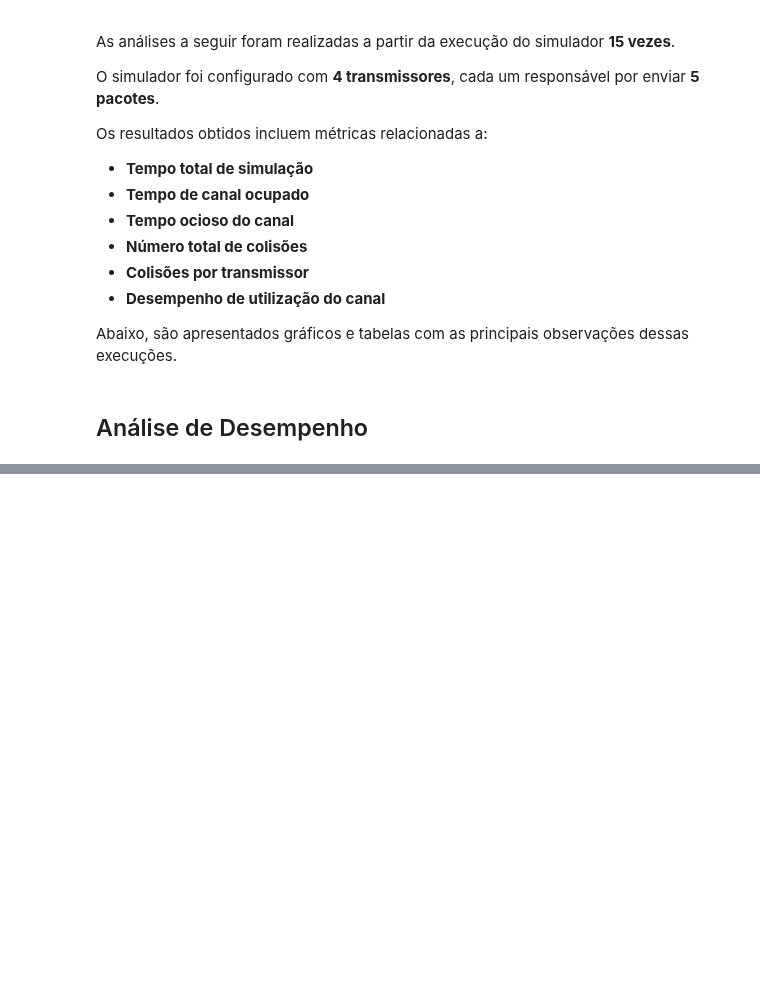
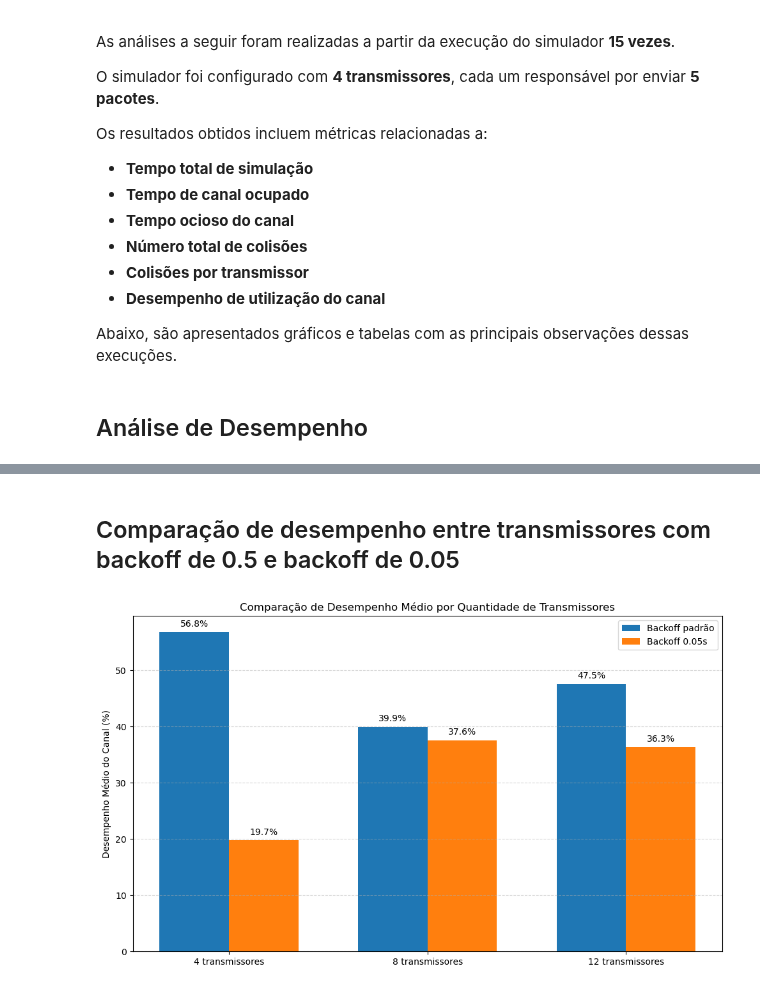
Before and after one commit to cicerocalsing/Redes2-GrauB, a Jupyter notebook: Analise_desempenho.ipynb, the cells around one changed output, grey strips where cells are left out. Cells and saved outputs as stored; diff of their text form; code cells hidden in the pictures; blank space fills up the shorter version.

```diff
--- a/Analise_desempenho.ipynb
+++ b/Analise_desempenho.ipynb
@@ -131,0 +178,34 @@ plt.show()
+# %% [markdown]
+## Comparação de desempenho entre transmissores com backoff de 0.5 e backoff de 0.05
+# %%
+media1 = dados.groupby('numero_de_transmissores')['desempenho_de_transmissao'].mean()
+media2 = dados_valor_menor.groupby('numero_de_transmissores')['desempenho_de_transmissao'].mean()
+
+# Garantir mesma ordem dos índices
+transmissores = sorted(set(media1.index).intersection(set(media2.index)))
+
+# Extrair os valores na ordem correta
+media1 = media1.loc[transmissores]
+media2 = media2.loc[transmissores]
+
+bar_width = 0.35
+x = range(len(transmissores))
+
+plt.figure(figsize=(10, 6))
+plt.bar([i - bar_width/2 for i in x], media1, width=bar_width, label='Backoff padrão')
+plt.bar([i + bar_width/2 for i in x], media2, width=bar_width, label='Backoff 0.05s')
+
+for i, val in enumerate(media1):
+    plt.text(i - bar_width/2, val + 1, f'{val:.1f}%', ha='center')
+for i, val in enumerate(media2):
+    plt.text(i + bar_width/2, val + 1, f'{val:.1f}%', ha='center')
+
+plt.xticks(x, [f'{n} transmissores' for n in transmissores])
+plt.ylabel('Desempenho Médio do Canal (%)')
+plt.title('Comparação de Desempenho Médio por Quantidade de Transmissores')
+plt.legend()
+plt.grid(axis='y', linestyle='--', alpha=0.5)
+plt.tight_layout()
+plt.show()
+# %% [output]
+[figure, added]
```
Also changed, not shown: parts of 28 cells of this notebook, 5 other files.
